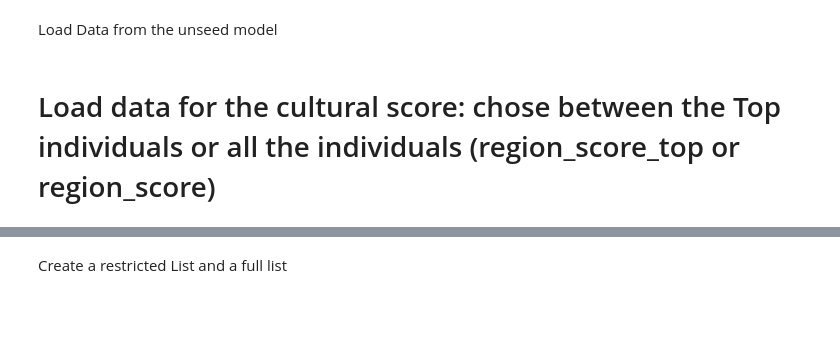
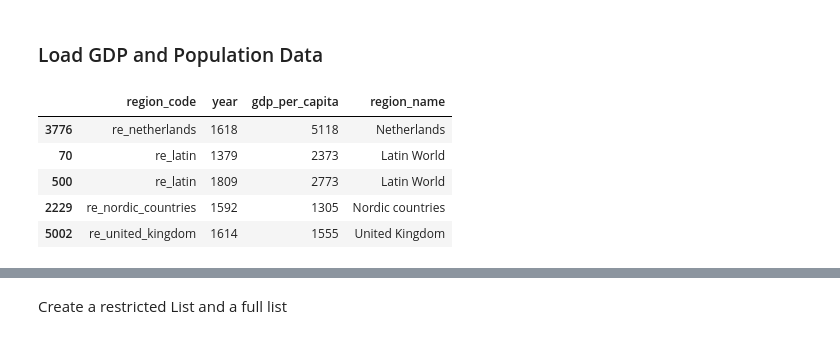
Before and after one commit to charlesdedampierre/cultura_project, a Jupyter notebook: bayesian_statistics/make_stats.ipynb, the cells around one changed output, grey strips where cells are left out. Saved outputs shown, nothing was run; the diff lists cells and outputs as text; code cells hidden in the pictures; blank space fills up the shorter version.

```diff
--- a/bayesian_statistics/make_stats.ipynb
+++ b/bayesian_statistics/make_stats.ipynb
@@ -20,2 +17,0 @@ conn = sqlite3.connect(DB_PATH)
-# %% [markdown]
-Load Data from the unseed model
@@ -39,2 +37,17 @@ new_df = new_df[new_df['year']<=1840]
-# %% [markdown]
-# Load data for the cultural score: chose between the Top individuals or all the individuals (region_score_top or region_score)
+# %% [markdown]
+### Load GDP and Population Data
+# %%
+df_region_code = pd.read_sql_query("SELECT * FROM region_code", conn)
+
+df_gdp = pd.read_sql_query("SELECT * FROM gdp", conn)
+df_gdp = df_gdp.drop(['country_code_maddison'], axis=1)
+df_gdp = df_gdp[df_gdp['year']<=1840]
+df_gdp = pd.merge(df_gdp, df_region_code, on = 'region_code')
+df_gdp.sample(5)
+# %% [output]
+|  | region_code | year | gdp_per_capita | region_name |
+| 3776 | re_netherlands | 1618 | 5118 | Netherlands |
+| 70 | re_latin | 1379 | 2373 | Latin World |
+| 500 | re_latin | 1809 | 2773 | Latin World |
+| 2229 | re_nordic_countries | 1592 | 1305 | Nordic countries |
+| 5002 | re_united_kingdom | 1614 | 1555 | United Kingdom |
```
Also changed, not shown: parts of 28 cells of this notebook, 13 other files.
